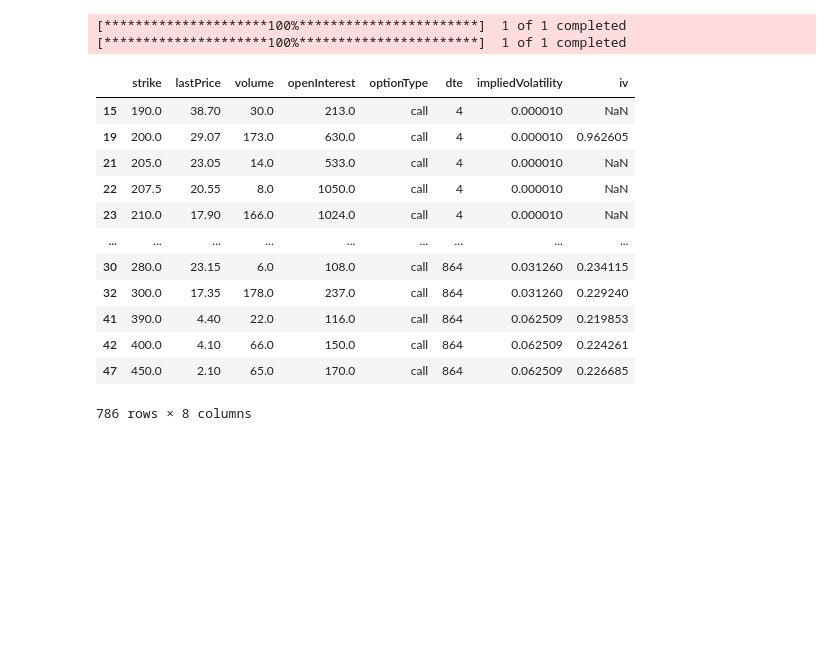
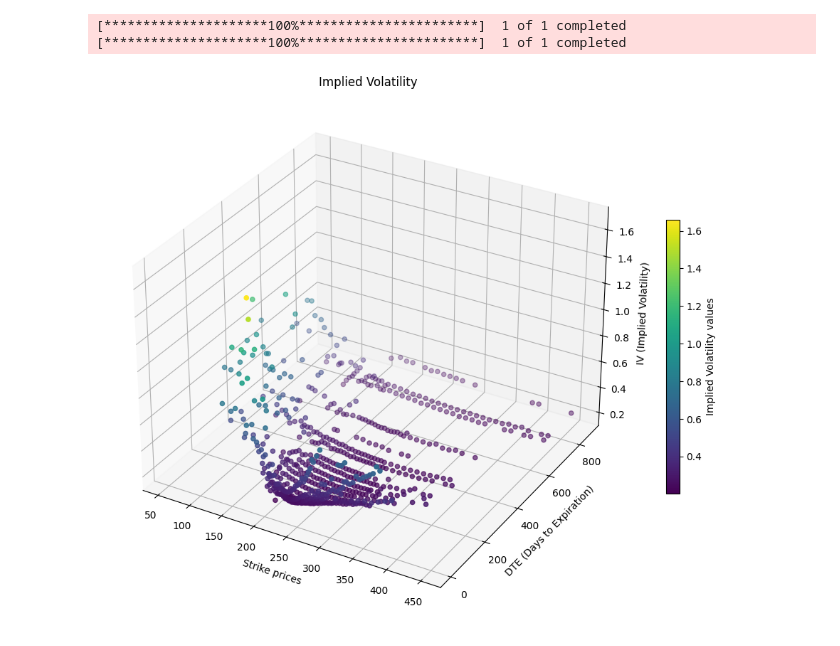
Before and after one commit to MatyasSvehla/iv_surface, a Jupyter notebook: iv_calc_oop.ipynb, the cells around one changed output. Saved outputs shown, nothing was run; the diff lists cells and outputs as text; code cells hidden in the pictures; blank space fills up the shorter version.

Commit message:
added plotting method

```diff
--- a/iv_calc_oop.ipynb
+++ b/iv_calc_oop.ipynb
@@ -122,6 +122,10 @@ class IVCalculator:
         except (RuntimeWarning, Exception):
             return None
     def compute_iv(self):
+        """
+        Calculate IV by applying the Newton's method and add it as a seperate
+        column to the data_options data frame.
+        """
         self.data_options["iv"] = self.data_options.apply(
             lambda row: self.newtons_method(
                 self.objective_function,
@@ -133,6 +137,11 @@ class IVCalculator:
         return self.data_options
 
     def option_price(self, sigma, S, K, r, t, type="call"):
+        """
+        Calculate the theoretical option price based on Black-Scholes model.
+        It is used to form objective_function, which is then used to find
+        the solution.
+        """
         d1 = (np.log(S / K) + (r + sigma ** 2 / 2.) * t) / (sigma * np.sqrt(t))
         d2 = d1 - sigma * np.sqrt(t)
 
@@ -143,22 +152,36 @@ class IVCalculator:
         else:
             print("You must specify the type correctly (call or put)!!!")
             return None
+    def plot_iv_values(self):
+        data = self.data_options
+        if "iv" not in self.data_options.columns:
+            raise ValueError("not computed yet")
+        x = data['strike'].values
+        y = data['dte'].values
+        z = data['iv'].values
+
+        fig = plt.figure(figsize=(12, 10))
+        ax = fig.add_subplot(111, projection='3d')
+        norm = Normalize(vmin=data["iv"].min(), vmax=data["iv"].max())
+        scatter = ax.scatter(x, y, z, c=z, cmap='viridis', norm=norm)
+
+        cbar = plt.colorbar(scatter, ax=ax, shrink=0.5)
+        cbar.set_label('Implied Volatility values')
+
+        ax.set_xlabel('Strike prices')
+        ax.set_ylabel('DTE (Days to Expiration)')
+        ax.set_zlabel('IV (Implied Volatility)')
+
+        ax.set_title('Implied Volatility')
+
+        plt.show()
 # %%
-#Example
-IVCalculator("AAPL","call",100).compute_iv()
+aapl = IVCalculator("AAPL","call",100)
 # %% [output]
 [*********************100%***********************]  1 of 1 completed
 [*********************100%***********************]  1 of 1 completed
-|  | strike | lastPrice | volume | openInterest | optionType | dte | impliedVolatility | iv |
-| 15 | 190.0 | 38.70 | 30.0 | 213.0 | call | 4 | 0.000010 | NaN |
-| 19 | 200.0 | 29.07 | 173.0 | 630.0 | call | 4 | 0.000010 | 0.962605 |
-| 21 | 205.0 | 23.05 | 14.0 | 533.0 | call | 4 | 0.000010 | NaN |
-| 22 | 207.5 | 20.55 | 8.0 | 1050.0 | call | 4 | 0.000010 | NaN |
-| 23 | 210.0 | 17.90 | 166.0 | 1024.0 | call | 4 | 0.000010 | NaN |
-| ... | ... | ... | ... | ... | ... | ... | ... | ... |
-| 30 | 280.0 | 23.15 | 6.0 | 108.0 | call | 864 | 0.031260 | 0.234115 |
-| 32 | 300.0 | 17.35 | 178.0 | 237.0 | call | 864 | 0.031260 | 0.229240 |
-| 41 | 390.0 | 4.40 | 22.0 | 116.0 | call | 864 | 0.062509 | 0.219853 |
-| 42 | 400.0 | 4.10 | 66.0 | 150.0 | call | 864 | 0.062509 | 0.224261 |
-| 47 | 450.0 | 2.10 | 65.0 | 170.0 | call | 864 | 0.062509 | 0.226685 |
-786 rows × 8 columns
+# %%
+aapl.compute_iv()
+aapl.plot_iv_values()
+# %% [output]
+[figure, added]
```
